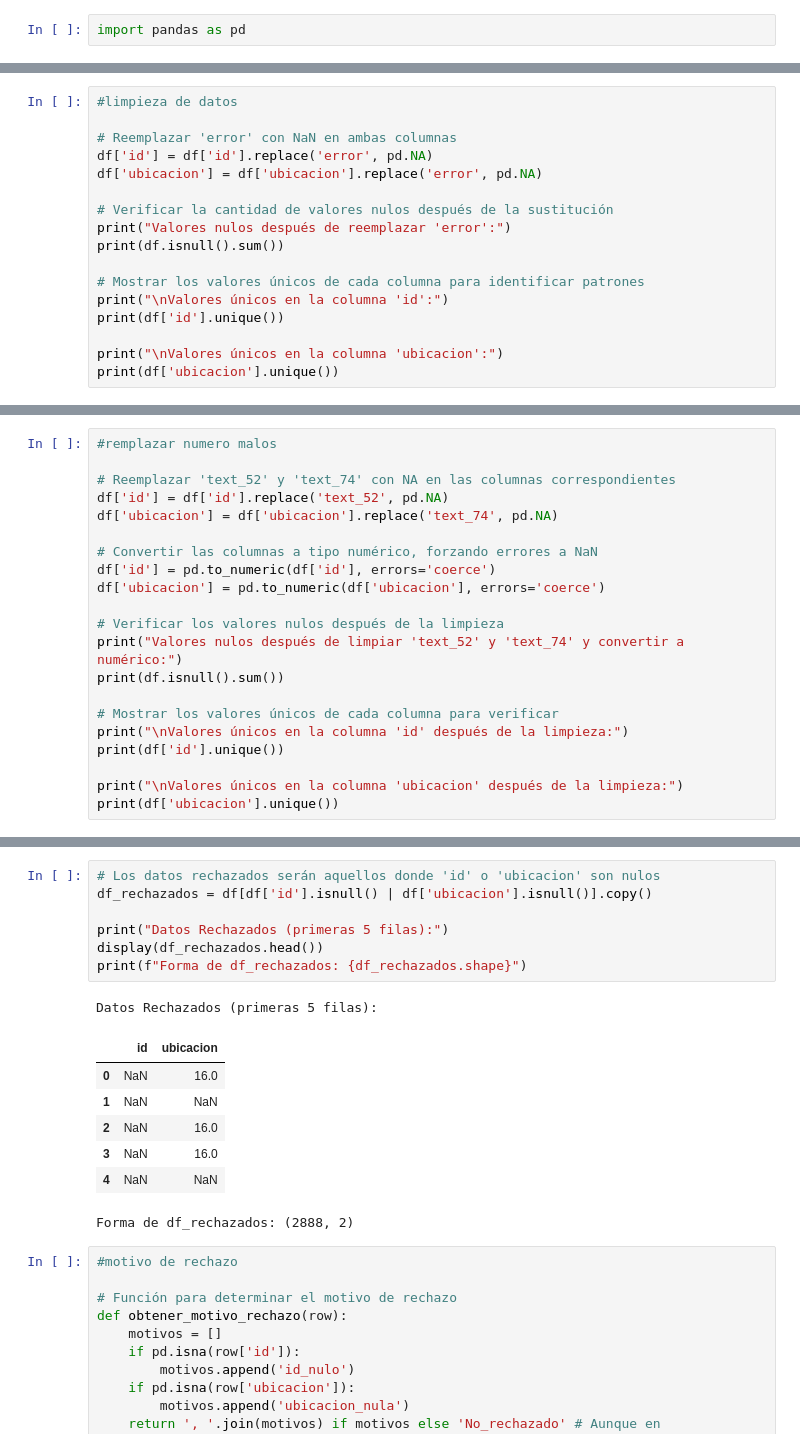
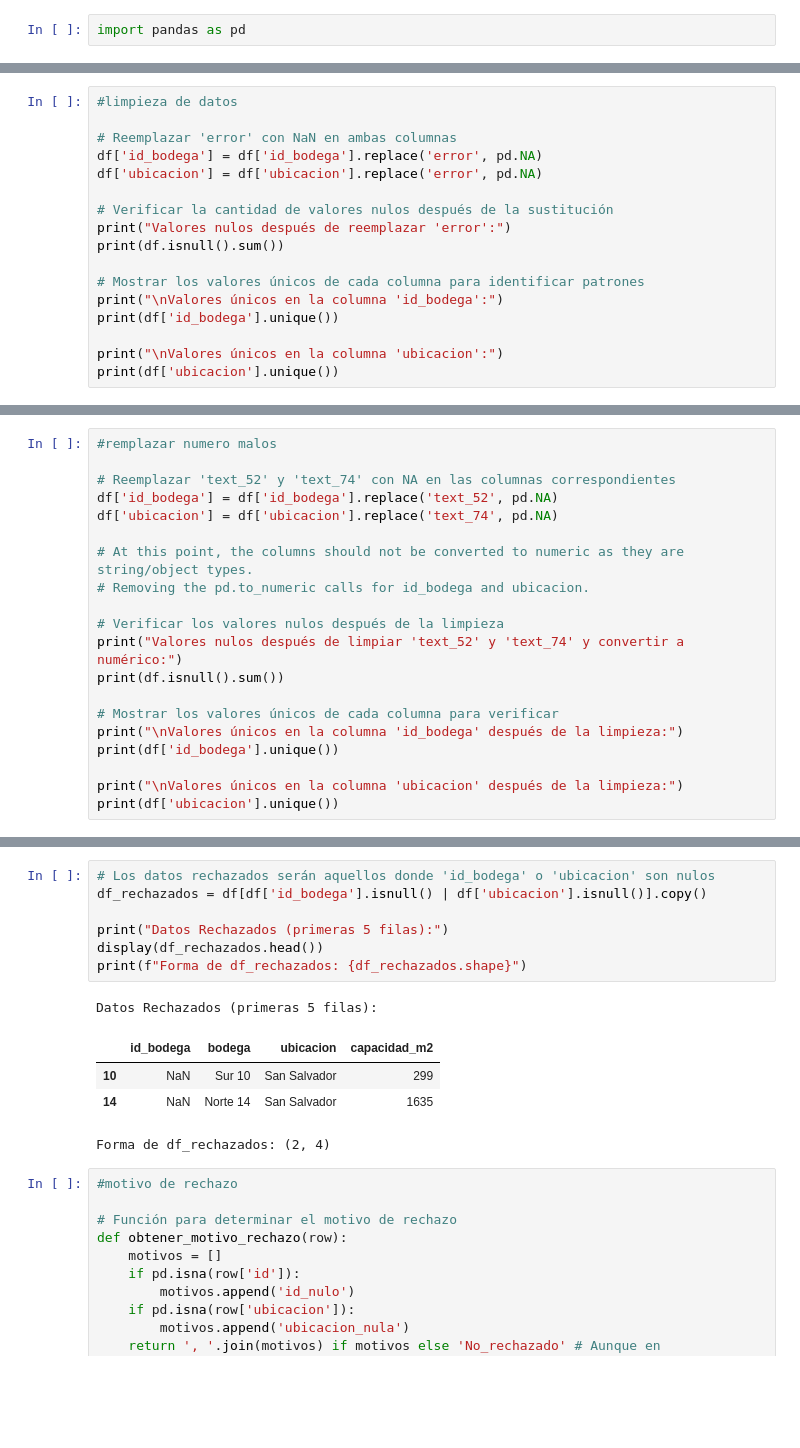
Before and after one commit to MiguelCortezPino/etl-data-pipeline-1701472022, a Jupyter notebook: notebooks/E_boegas.ipynb, the cells around one changed output, grey strips where cells are left out. Saved outputs shown, nothing was run; the diff lists cells and outputs as text; blank space fills up the shorter version.

```diff
--- a/notebooks/E_boegas.ipynb
+++ b/notebooks/E_boegas.ipynb
@@ -64,7 +68,7 @@ dtype: int64
 #limpieza de datos
 
 # Reemplazar 'error' con NaN en ambas columnas
-df['id'] = df['id'].replace('error', pd.NA)
+df['id_bodega'] = df['id_bodega'].replace('error', pd.NA)
 df['ubicacion'] = df['ubicacion'].replace('error', pd.NA)
 
 # Verificar la cantidad de valores nulos después de la sustitución
@@ -72,8 +76,8 @@ print("Valores nulos después de reemplazar 'error':")
 print(df.isnull().sum())
 
 # Mostrar los valores únicos de cada columna para identificar patrones
-print("\nValores únicos en la columna 'id':")
-print(df['id'].unique())
+print("\nValores únicos en la columna 'id_bodega':")
+print(df['id_bodega'].unique())
 
 print("\nValores únicos en la columna 'ubicacion':")
 print(df['ubicacion'].unique())
@@ -92,20 +101,19 @@ Valores únicos en la columna 'ubicacion':
 #remplazar numero malos
 
 # Reemplazar 'text_52' y 'text_74' con NA en las columnas correspondientes
-df['id'] = df['id'].replace('text_52', pd.NA)
+df['id_bodega'] = df['id_bodega'].replace('text_52', pd.NA)
 df['ubicacion'] = df['ubicacion'].replace('text_74', pd.NA)
 
-# Convertir las columnas a tipo numérico, forzando errores a NaN
-df['id'] = pd.to_numeric(df['id'], errors='coerce')
-df['ubicacion'] = pd.to_numeric(df['ubicacion'], errors='coerce')
+# At this point, the columns should not be converted to numeric as they are string/object types.
+# Removing the pd.to_numeric calls for id_bodega and ubicacion.
 
 # Verificar los valores nulos después de la limpieza
 print("Valores nulos después de limpiar 'text_52' y 'text_74' y convertir a numérico:")
 print(df.isnull().sum())
 
 # Mostrar los valores únicos de cada columna para verificar
-print("\nValores únicos en la columna 'id' después de la limpieza:")
-print(df['id'].unique())
+print("\nValores únicos en la columna 'id_bodega' después de la limpieza:")
+print(df['id_bodega'].unique())
 
 print("\nValores únicos en la columna 'ubicacion' después de la limpieza:")
 print(df['ubicacion'].unique())
@@ -144,19 +147,16 @@ Forma de df_validos: (112, 2)
 # %%
-# Los datos rechazados serán aquellos donde 'id' o 'ubicacion' son nulos
-df_rechazados = df[df['id'].isnull() | df['ubicacion'].isnull()].copy()
+# Los datos rechazados serán aquellos donde 'id_bodega' o 'ubicacion' son nulos
+df_rechazados = df[df['id_bodega'].isnull() | df['ubicacion'].isnull()].copy()
 
 print("Datos Rechazados (primeras 5 filas):")
 display(df_rechazados.head())
 print(f"Forma de df_rechazados: {df_rechazados.shape}")
 # %% [output]
 Datos Rechazados (primeras 5 filas):
-|  | id | ubicacion |
-| 0 | NaN | 16.0 |
-| 1 | NaN | NaN |
-| 2 | NaN | 16.0 |
-| 3 | NaN | 16.0 |
-| 4 | NaN | NaN |
+|  | id_bodega | bodega | ubicacion | capacidad_m2 |
+| 10 | NaN | Sur 10 | San Salvador | 299 |
+| 14 | NaN | Norte 14 | San Salvador | 1635 |
-Forma de df_rechazados: (2888, 2)
+Forma de df_rechazados: (2, 4)
 # %%
 #motivo de rechazo
 
```
Also changed, not shown: parts of 6 cells of this notebook.
